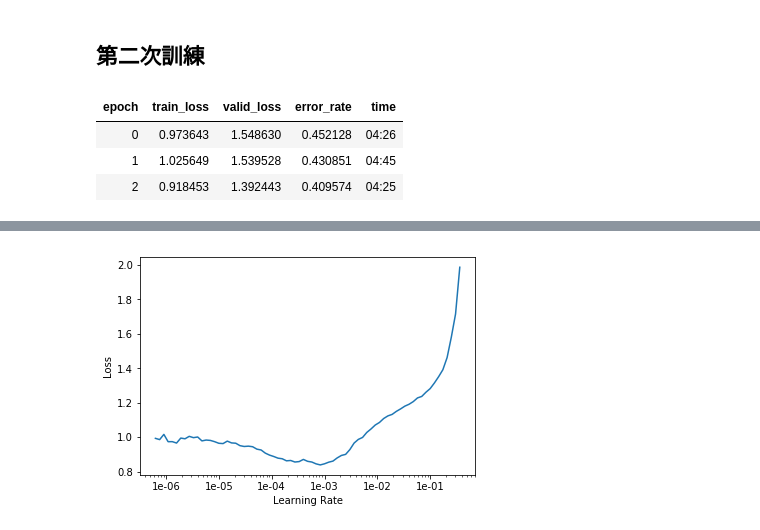
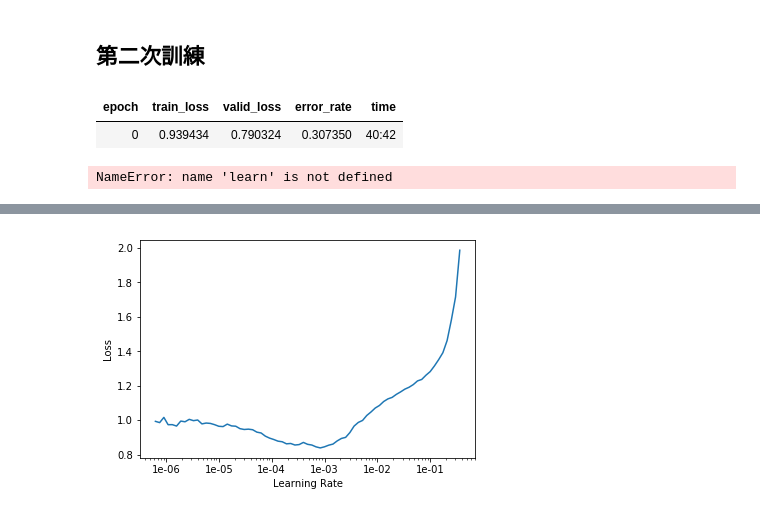
Before and after one commit to sky7725/design-thinking, a Jupyter notebook: 測試用.ipynb, the cells around one changed output, grey strips where cells are left out. Saved outputs shown, nothing was run; the diff lists cells and outputs as text; code cells hidden in the pictures.

```diff
--- a/測試用.ipynb
+++ b/測試用.ipynb
@@ -183,8 +181,8 @@ np.zeros(shape=(48,48))
 # %%
 data.show_batch(rows=3, figsize=(20,20))
 # %%
-learn = cnn_learner(data, models.resnet34, metrics=error_rate)
+learn = cnn_learner(data, models.resnet34, metrics=error_rate,opt_func=optim.Adam)
 # %%
-learn.fit_one_cycle(3)
+learn.fit_one_cycle(2)
 # %% [output]
 | epoch | train_loss | valid_loss | error_rate | time |
@@ -236,10 +233,8 @@ print("整體:"+str(round((44+37+57+51)/(14+44+11+22+20+37+14+15+8+20+57+7+16+22
 # %% [markdown]
 ## 第二次訓練
 # %%
-learn.fit_one_cycle(3, max_lr=slice(1e-4,1e-2))
+learn.fit_one_cycle(1, max_lr=slice(1e-5,1e-3))
 # %% [output]
 | epoch | train_loss | valid_loss | error_rate | time |
-| 0 | 0.973643 | 1.548630 | 0.452128 | 04:26 |
-| 1 | 1.025649 | 1.539528 | 0.430851 | 04:45 |
-| 2 | 0.918453 | 1.392443 | 0.409574 | 04:25 |
+| 0 | 0.939434 | 0.790324 | 0.307350 | 40:42 |
 # %%
@@ -247,3 +242,7 @@ learn.save('stage-4')
+# %%
+learn.load('stage-5')
+# %% [output]
+NameError: name 'learn' is not defined
 # %%
 learn.unfreeze()
 # %%
```
Also changed, not shown: parts of 18 cells of this notebook.
